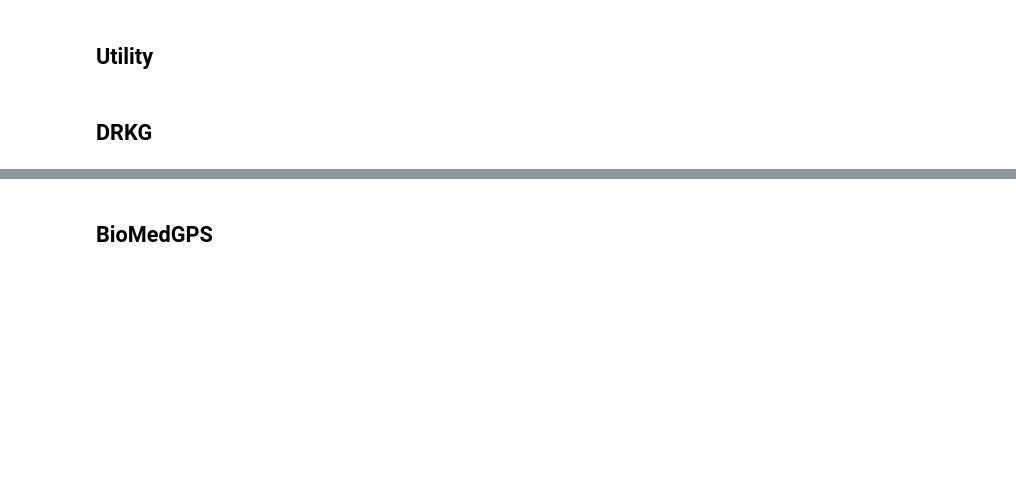
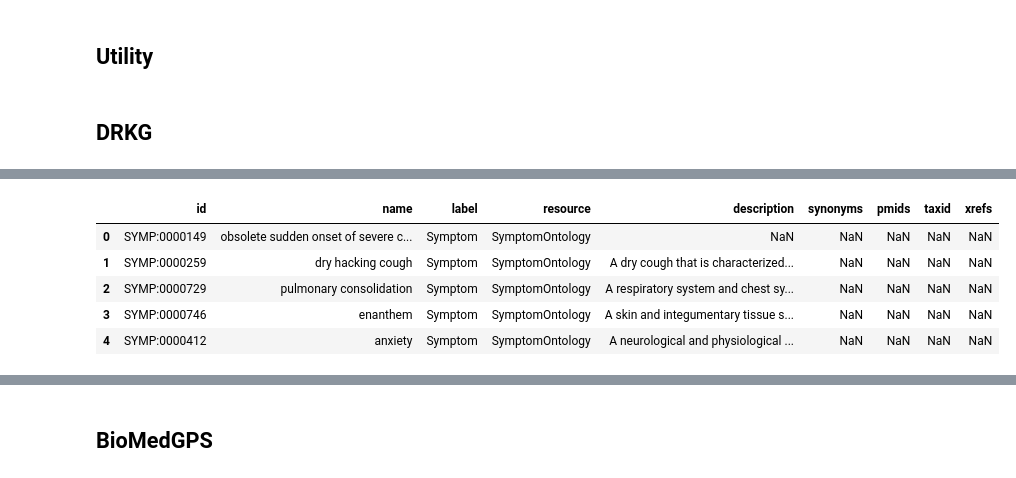
Before and after one commit to open-prophetdb/biomedgps-data, a Jupyter notebook: models/model_link_predict.ipynb, the cells around one changed output, grey strips where cells are left out. Cells and saved outputs as stored; diff of their text form; code cells hidden in the pictures; blank space fills up the shorter version.

```diff
--- a/models/model_link_predict.ipynb
+++ b/models/model_link_predict.ipynb
@@ -261,0 +228,12 @@ See the caveats in the documentation: https://pandas.pydata.org/pandas-docs/stab
+# %%
+rootdir = os.path.dirname(os.getcwd())
+entity_file = os.path.join(rootdir, 'graph_data/entities.tsv')
+entities = pd.read_csv(entity_file, sep='\t', dtype=str)
+entities.head()
+# %% [output]
+|  | id | name | label | resource | description | synonyms | pmids | taxid | xrefs |
+| 0 | SYMP:0000149 | obsolete sudden onset of severe c... | Symptom | SymptomOntology | NaN | NaN | NaN | NaN | NaN |
+| 1 | SYMP:0000259 | dry hacking cough | Symptom | SymptomOntology | A dry cough that is characterized... | NaN | NaN | NaN | NaN |
+| 2 | SYMP:0000729 | pulmonary consolidation | Symptom | SymptomOntology | A respiratory system and chest sy... | NaN | NaN | NaN | NaN |
+| 3 | SYMP:0000746 | enanthem | Symptom | SymptomOntology | A skin and integumentary tissue s... | NaN | NaN | NaN | NaN |
+| 4 | SYMP:0000412 | anxiety | Symptom | SymptomOntology | A neurological and physiological ... | NaN | NaN | NaN | NaN |
```
Also changed, not shown: parts of 9 cells of this notebook, 2 other files.
